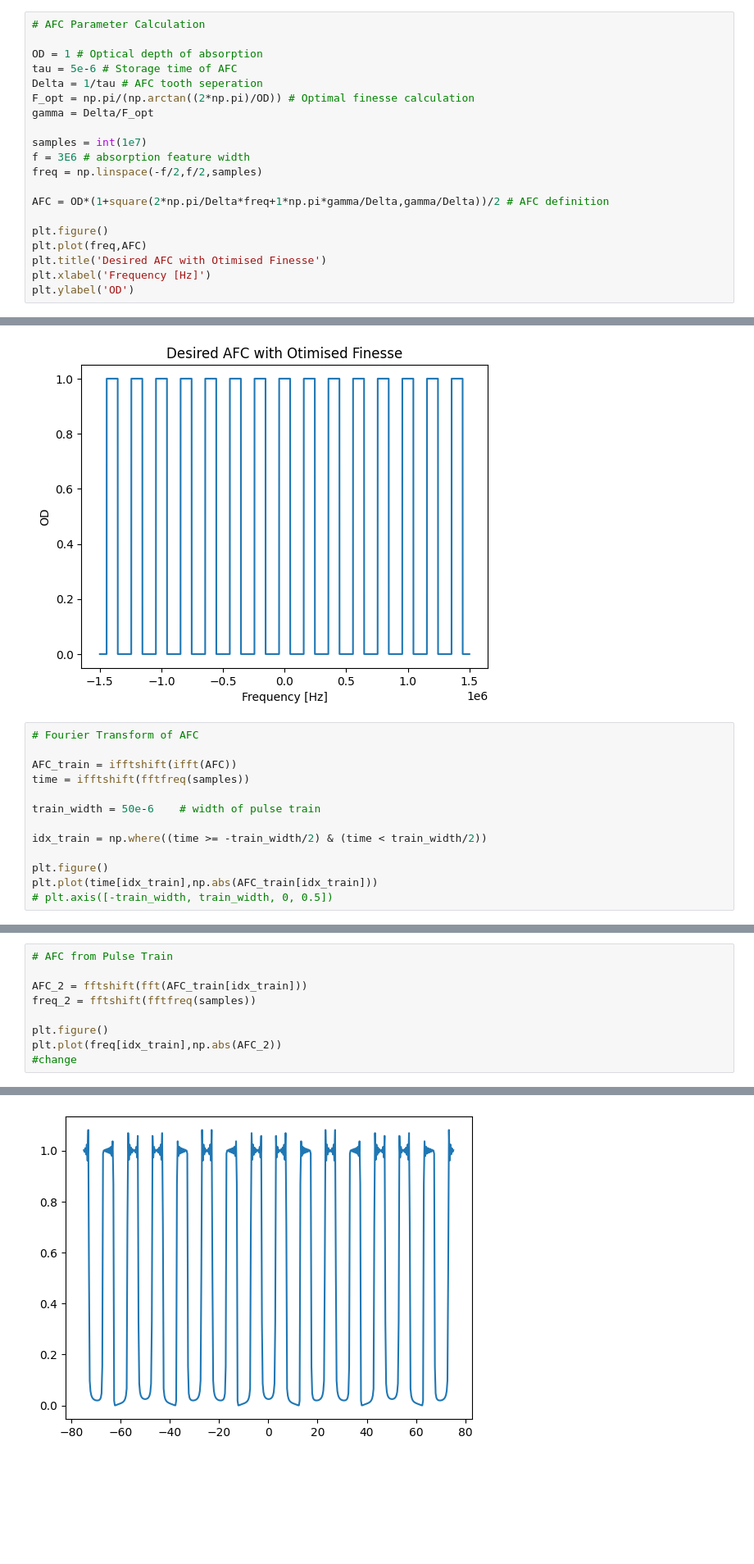
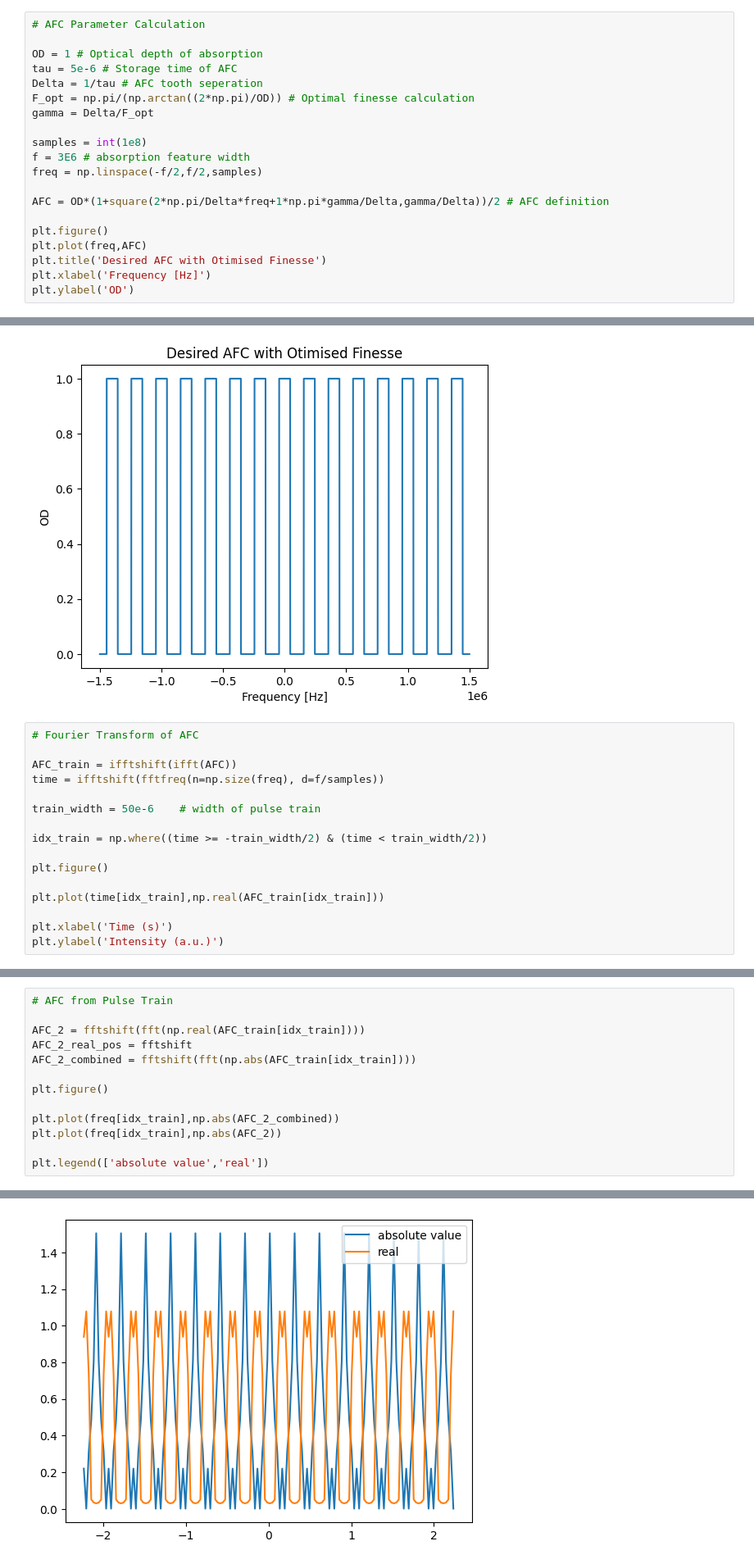
Before and after one commit to JUOM2016/Optimal-AFC-Preperation, a Jupyter notebook: optimal_afc_shape.ipynb, the cells around one changed output, grey strips where cells are left out. Shown at 82% size. Saved outputs shown, nothing was run; the diff lists cells and outputs as text; blank space fills up the shorter version.

```diff
--- a/optimal_afc_shape.ipynb
+++ b/optimal_afc_shape.ipynb
@@ -14,7 +14,7 @@ Delta = 1/tau # AFC tooth seperation
 F_opt = np.pi/(np.arctan((2*np.pi)/OD)) # Optimal finesse calculation
 gamma = Delta/F_opt
 
-samples = int(1e7)
+samples = int(1e8)
 f = 3E6 # absorption feature width
 freq = np.linspace(-f/2,f/2,samples)
 
@@ -32,13 +32,16 @@ Text(0, 0.5, 'OD')
 # Fourier Transform of AFC
 
 AFC_train = ifftshift(ifft(AFC))
-time = ifftshift(fftfreq(samples))
+time = ifftshift(fftfreq(n=np.size(freq), d=f/samples))
 
 train_width = 50e-6    # width of pulse train
 
 idx_train = np.where((time >= -train_width/2) & (time < train_width/2))
 
 plt.figure()
-plt.plot(time[idx_train],np.abs(AFC_train[idx_train]))
-# plt.axis([-train_width, train_width, 0, 0.5])
+
+plt.plot(time[idx_train],np.real(AFC_train[idx_train]))
+
+plt.xlabel('Time (s)')
+plt.ylabel('Intensity (a.u.)')
 # %% [output]
@@ -47,10 +50,14 @@ plt.plot(time[idx_train],np.abs(AFC_train[idx_train]))
 # %%
 # AFC from Pulse Train
 
-AFC_2 = fftshift(fft(AFC_train[idx_train]))
-freq_2 = fftshift(fftfreq(samples))
+AFC_2 = fftshift(fft(np.real(AFC_train[idx_train])))
+AFC_2_real_pos = fftshift
+AFC_2_combined = fftshift(fft(np.abs(AFC_train[idx_train])))
 
 plt.figure()
+
+plt.plot(freq[idx_train],np.abs(AFC_2_combined))
 plt.plot(freq[idx_train],np.abs(AFC_2))
-#change
+
+plt.legend(['absolute value','real'])
 # %% [output]
@@ -58 +65 @@ plt.plot(freq[idx_train],np.abs(AFC_2))
-[figure, old version]
+[figure, new version]
```
Also changed, not shown: parts of 2 cells of this notebook, 1 other file.
